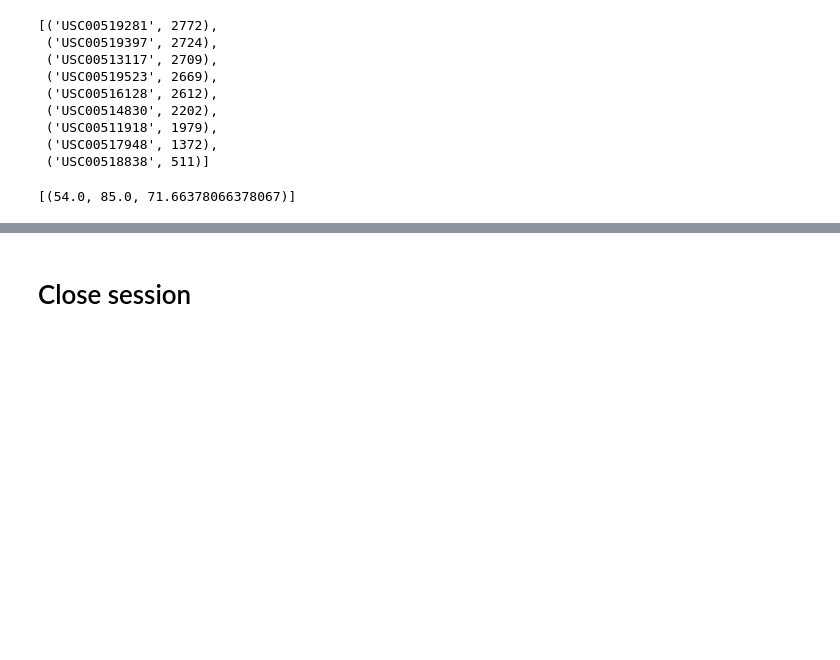
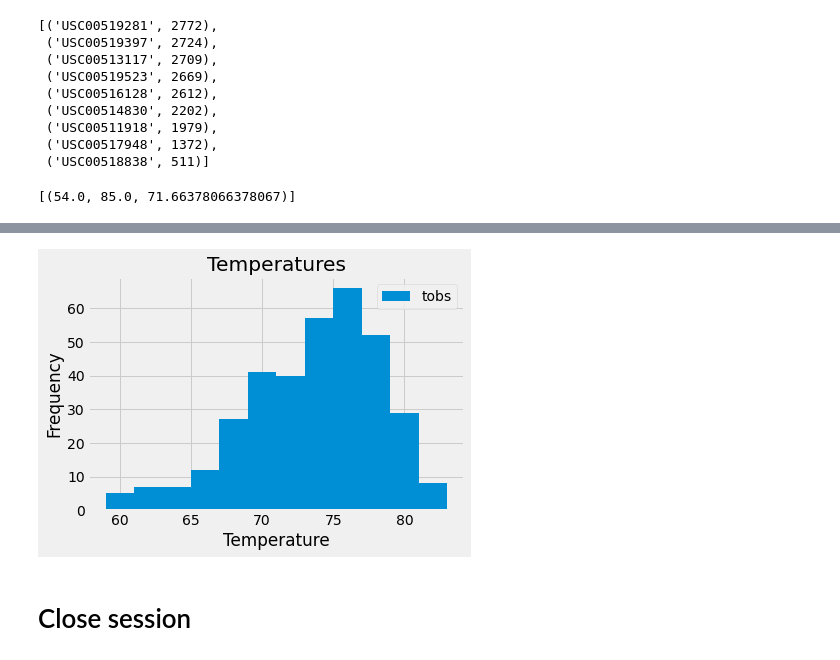
Before and after one commit to scottcerny949/sqlalchemy-challenge, a Jupyter notebook: climate.ipynb, the cells around one changed output, grey strips where cells are left out. Drawn from its saved outputs; the diff is of its cells as text; code cells hidden in the pictures; blank space fills up the shorter version.

Commit message:
created histogram

```diff
--- a/climate.ipynb
+++ b/climate.ipynb
@@ -227,3 +227,5 @@ engine.execute('SELECT MIN(tobs), MAX(tobs), AVG(tobs) FROM measurement WHERE st
 # %%
 # Using the most active station id
 # Query the last 12 months of temperature observation data for this station and plot the results as a histogram
+lastyr_temps = engine.execute('SELECT tobs FROM measurement WHERE station = "USC00519281" AND date > "2016-08-23"').fetchall()
+lastyr_temps
@@ -229,0 +250,3 @@ engine.execute('SELECT MIN(tobs), MAX(tobs), AVG(tobs) FROM measurement WHERE st
+# %%
+lastyr_temps_df = pd.DataFrame(lastyr_temps, columns = ['Temperatures'])
+lastyr_temps_df.head(10)
@@ -230,3 +265,12 @@ engine.execute('SELECT MIN(tobs), MAX(tobs), AVG(tobs) FROM measurement WHERE st
+# %%
+#bins=12
+lastyr_temps_df.hist(column = 'Temperatures', bins=12, label='tobs')
+plt.ylabel('Frequency')
+plt.xlabel('Temperature')
+plt.legend()
+plt.show()
+# %% [output]
+[figure, added]
 # %% [markdown]
 # Close session
 # %%
```
Also changed, not shown: parts of 2 cells of this notebook.
